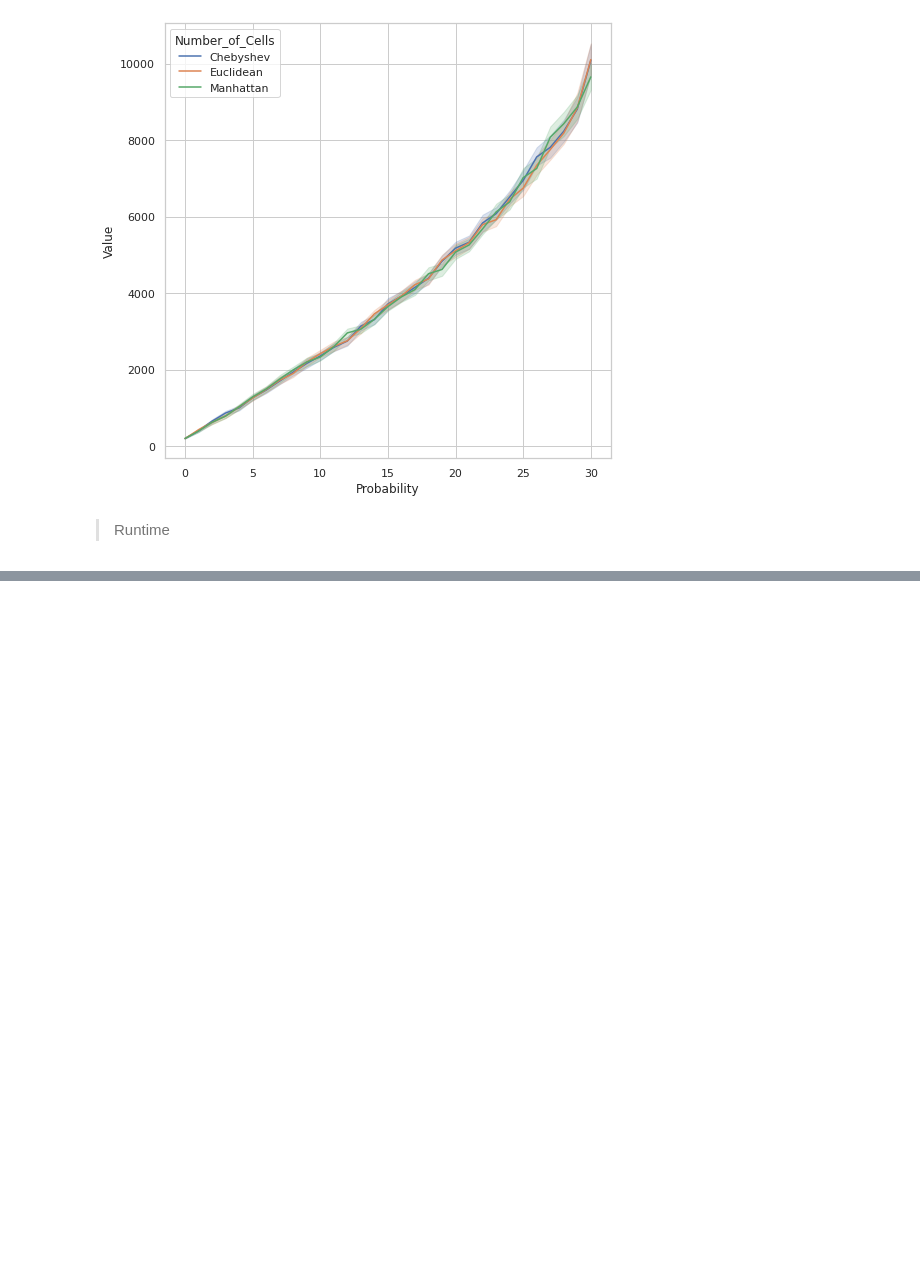
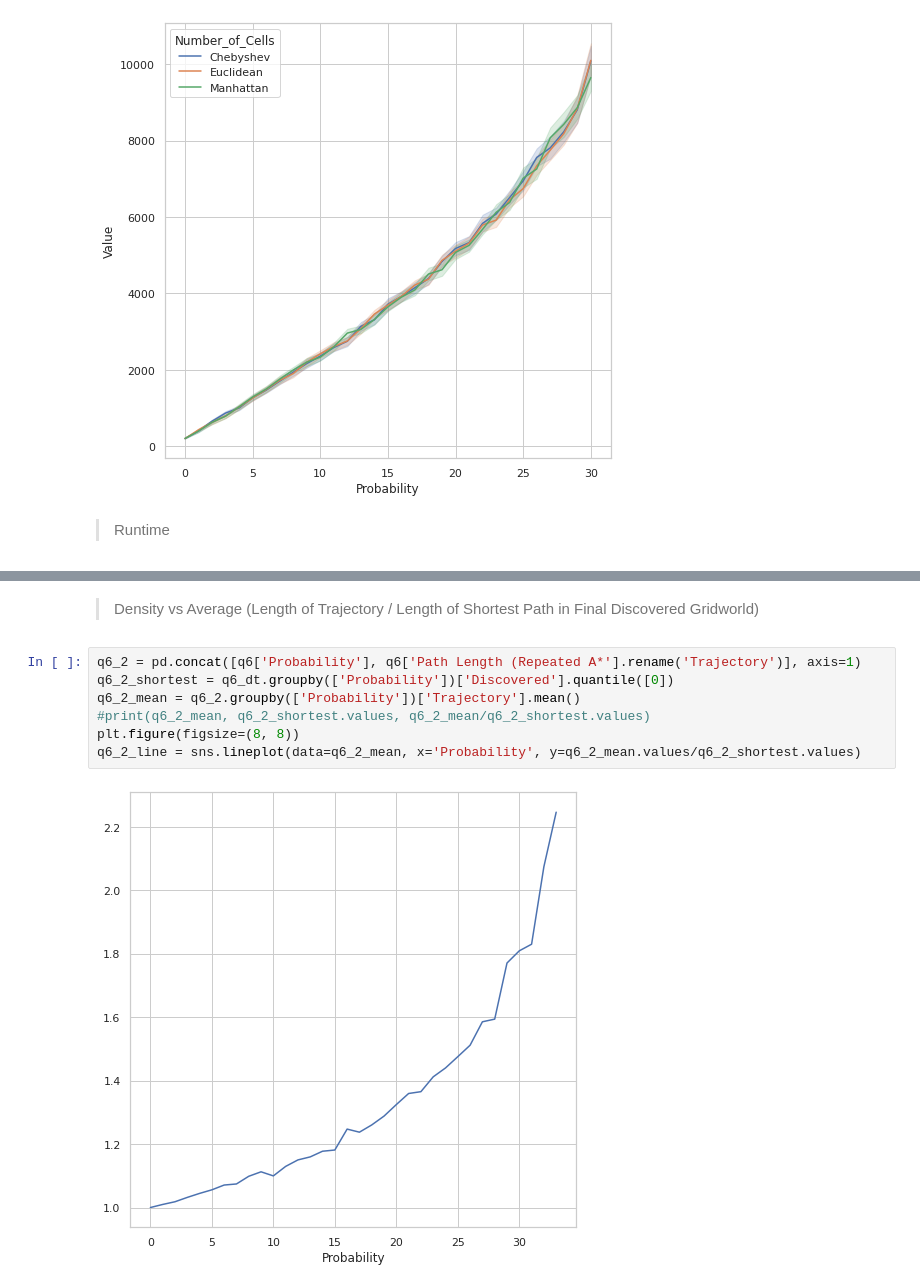
Before and after one commit to yuju1998/A-Search-520, a Jupyter notebook: Data/Plots-and-Analysis/Voyage_to_the_Unknown.ipynb, the cells around one changed output, grey strips where cells are left out. Saved outputs shown, nothing was run; the diff lists cells and outputs as text; blank space fills up the shorter version.

```diff
--- a/Data/Plots-and-Analysis/Voyage_to_the_Unknown.ipynb
+++ b/Data/Plots-and-Analysis/Voyage_to_the_Unknown.ipynb
@@ -74,0 +94,11 @@ q5_time_line = sns.lineplot(x=q5_time['Probability'], y=q5_time['Value'], hue=q5
+# %% [markdown]
+> Density vs Average (Length of Trajectory / Length of Shortest Path in Final Discovered Gridworld)
+# %%
+q6_2 = pd.concat([q6['Probability'], q6['Path Length (Repeated A*'].rename('Trajectory')], axis=1)
+q6_2_shortest = q6_dt.groupby(['Probability'])['Discovered'].quantile([0])
+q6_2_mean = q6_2.groupby(['Probability'])['Trajectory'].mean()
+#print(q6_2_mean, q6_2_shortest.values, q6_2_mean/q6_2_shortest.values)
+plt.figure(figsize=(8, 8))
+q6_2_line = sns.lineplot(data=q6_2_mean, x='Probability', y=q6_2_mean.values/q6_2_shortest.values)
+# %% [output]
+[figure, added]
```
Also changed, not shown: parts of 30 cells of this notebook.
